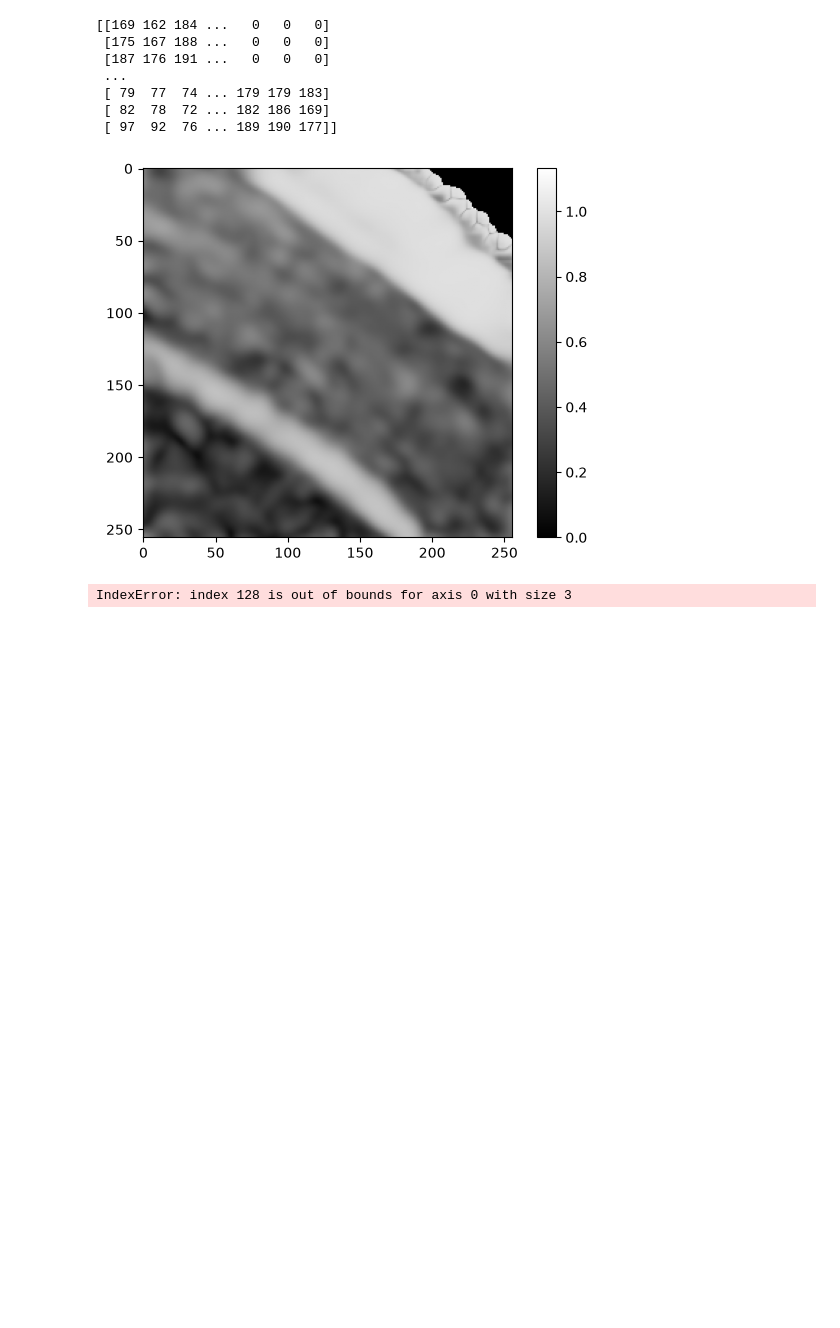
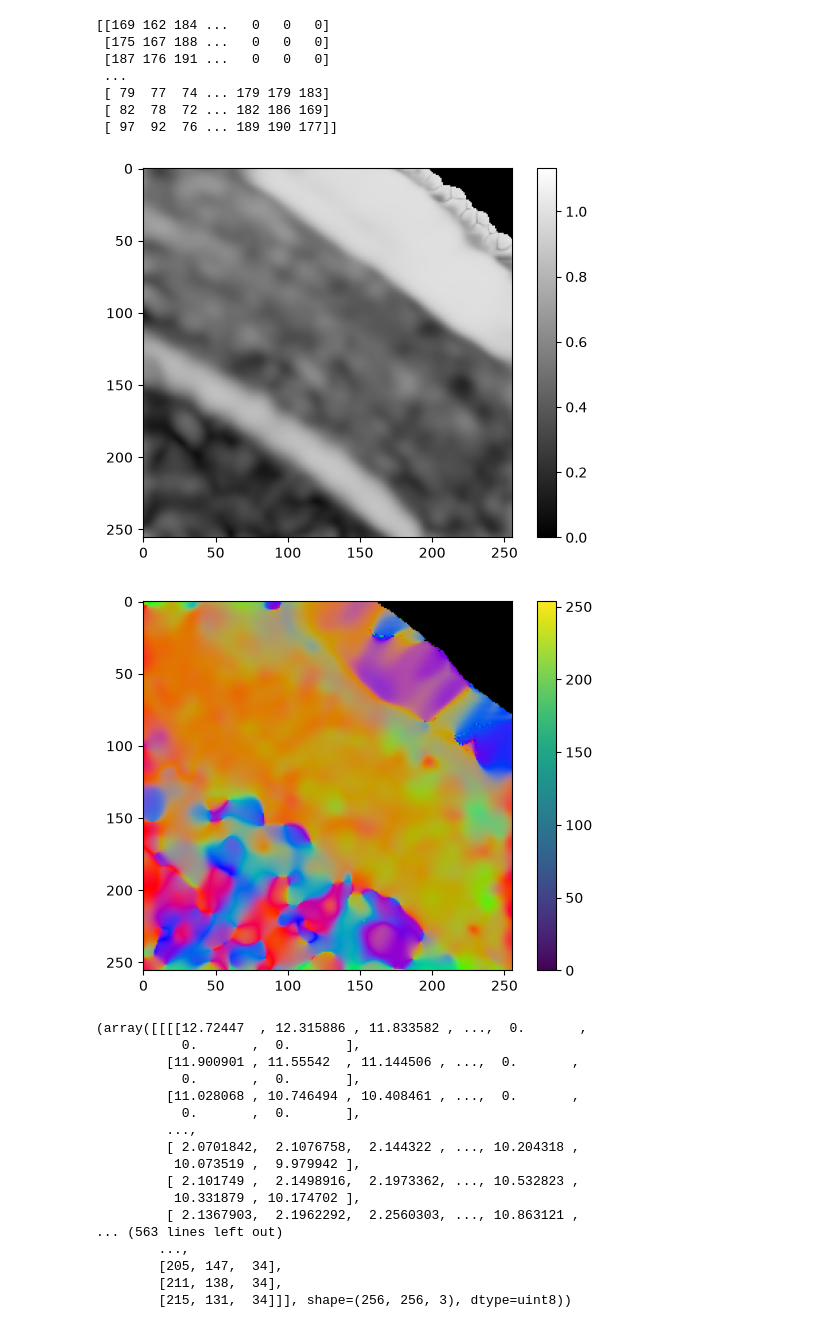
Before and after one commit to 1ssot0pe/HiP-CT_Structure_Tensor, a Jupyter notebook: Structure Tensor Extraction.ipynb, the cells around one changed output. Saved outputs shown, nothing was run; the diff lists cells and outputs as text; code cells hidden in the pictures; blank space fills up the shorter version.

Commit message:
Notebook: structure tensor over a cropped volume

```diff
--- a/Structure Tensor Extraction.ipynb
+++ b/Structure Tensor Extraction.ipynb
@@ -164,51 +164,52 @@ def compute_rgb(vec):
     if max_val > 0:
         rgb = rgb / max_val
 
     # convert to image format 0-255 not 0-1 floats
     rgb = (rgb * 255).astype(np.uint8)
 
     return rgb
 
 def run_structure_tensor(volume, sigma, rho, index):
     # for volume with shae (x, y, x), vec in form zyx, val in form zyx
     S = structure_tensor_3d(volume.astype(np.float32), sigma, rho)
     val, vec = eig_special_3d(S)
 
     # apply above functions to compute fa and rgb
     fa = compute_fa(val)
     rgb = compute_rgb(vec)
 
-    plt.imshow(fa[index], cmap='gray')
-    plt.colorbar()
-    plt.show()
-
-    plt.imshow(rgb[index])
-    plt.colorbar()
-    plt.show()
-
-    return val, vec, fa[index], rgb[index]
-
-
-# example usage
-def run_structure_tensor(volume, sigma, rho, index):
-    S = structure_tensor_3d(volume.astype(np.float32), sigma, rho)
-    val, vec = eig_special_3d(S)
-
-    fa = compute_fa(val)
-    rgb = compute_rgb(vec)
-
     fa_slice = fa[index]
-    rgb_slice = np.moveaxis(rgb[:, index], 0, -1)
+    rgb_slice = np.moveaxis(rgb[:, index], 0, -1) # plt.imshow expects (height, width, 3), move 3 to last axis
 
     plt.imshow(fa_slice, cmap='gray')
     plt.colorbar()
     plt.show()
 
     plt.imshow(rgb_slice)
     plt.colorbar()
     plt.show()
 
     return val, vec, fa_slice, rgb_slice
+
+# example usage with slice at index 128
+print(run_structure_tensor(volume_small, sigma=1.5, rho=5.5, index=128))
 # %% [output]
 [figure]
+[figure, added]
-IndexError: index 128 is out of bounds for axis 0 with size 3
+(array([[[[12.72447  , 12.315886 , 11.833582 , ...,  0.       ,
+           0.       ,  0.       ],
+         [11.900901 , 11.55542  , 11.144506 , ...,  0.       ,
+           0.       ,  0.       ],
+         [11.028068 , 10.746494 , 10.408461 , ...,  0.       ,
+           0.       ,  0.       ],
+         ...,
+         [ 2.0701842,  2.1076758,  2.144322 , ..., 10.204318 ,
+          10.073519 ,  9.979942 ],
+         [ 2.101749 ,  2.1498916,  2.1973362, ..., 10.532823 ,
+          10.331879 , 10.174702 ],
+         [ 2.1367903,  2.1962292,  2.2560303, ..., 10.863121 ,
+... (563 lines left out)
+        ...,
+        [205, 147,  34],
+        [211, 138,  34],
+        [215, 131,  34]]], shape=(256, 256, 3), dtype=uint8))
```
Also changed, not shown: parts of 3 cells of this notebook.
